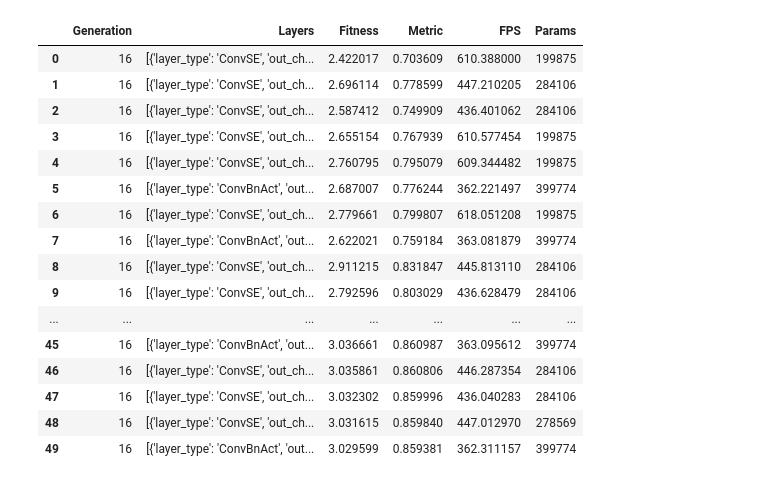
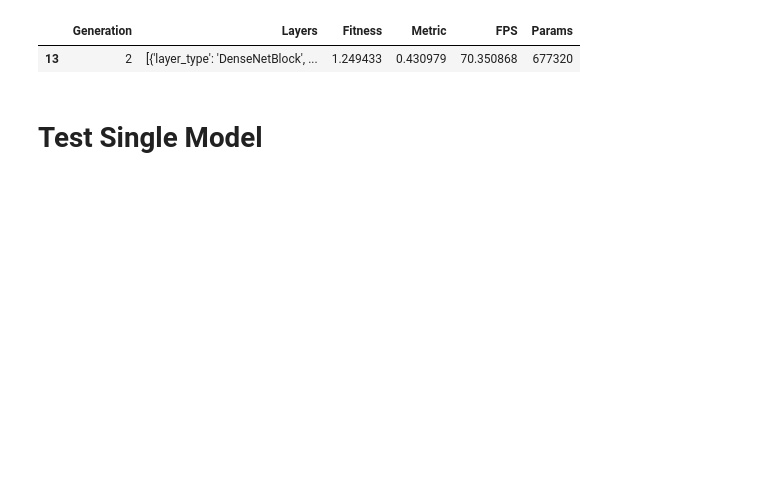
Before and after one commit to sirbastiano/pynas, a Jupyter notebook: notebooks/reader_results.ipynb, the cells around one changed output. Saved outputs shown, nothing was run; the diff lists cells and outputs as text; code cells hidden in the pictures; blank space fills up the shorter version.

```diff
--- a/notebooks/reader_results.ipynb
+++ b/notebooks/reader_results.ipynb
@@ -15,26 +13,15 @@ for folder in [f3]:
 # %%
 import pandas as pd
 
 # Load the DataFrame from a .pkl file
-df = pd.read_pickle("/Data_large/marine/PythonProjects/OtherProjects/lpl-PyNas/Results/models_traced_20250407_143756/src/df_population_16.pkl")
+df = pd.read_pickle("/Data_large/marine/PythonProjects/OtherProjects/lpl-PyNas/Results/src/df_population_2.pkl")
 
-# Display the DataFrame
-df
+# Display the DataFrame sorted by 'Fitness' in descending order
+assert 'Fitness' in df.columns, "'Fitness' column not found in DataFrame"
+sorted_df = df.sort_values('Metric', ascending=False)
+display(sorted_df.head(1))
 # %% [output]
 |  | Generation | Layers | Fitness | Metric | FPS | Params |
-| 0 | 16 | [{'layer_type': 'ConvSE', 'out_ch... | 2.422017 | 0.703609 | 610.388000 | 199875 |
-| 1 | 16 | [{'layer_type': 'ConvSE', 'out_ch... | 2.696114 | 0.778599 | 447.210205 | 284106 |
-| 2 | 16 | [{'layer_type': 'ConvSE', 'out_ch... | 2.587412 | 0.749909 | 436.401062 | 284106 |
-| 3 | 16 | [{'layer_type': 'ConvSE', 'out_ch... | 2.655154 | 0.767939 | 610.577454 | 199875 |
-| 4 | 16 | [{'layer_type': 'ConvSE', 'out_ch... | 2.760795 | 0.795079 | 609.344482 | 199875 |
-| 5 | 16 | [{'layer_type': 'ConvBnAct', 'out... | 2.687007 | 0.776244 | 362.221497 | 399774 |
-| 6 | 16 | [{'layer_type': 'ConvSE', 'out_ch... | 2.779661 | 0.799807 | 618.051208 | 199875 |
-| 7 | 16 | [{'layer_type': 'ConvBnAct', 'out... | 2.622021 | 0.759184 | 363.081879 | 399774 |
-| 8 | 16 | [{'layer_type': 'ConvSE', 'out_ch... | 2.911215 | 0.831847 | 445.813110 | 284106 |
-| 9 | 16 | [{'layer_type': 'ConvSE', 'out_ch... | 2.792596 | 0.803029 | 436.628479 | 284106 |
-| ... | ... | ... | ... | ... | ... | ... |
-| 45 | 16 | [{'layer_type': 'ConvBnAct', 'out... | 3.036661 | 0.860987 | 363.095612 | 399774 |
-| 46 | 16 | [{'layer_type': 'ConvSE', 'out_ch... | 3.035861 | 0.860806 | 446.287354 | 284106 |
-| 47 | 16 | [{'layer_type': 'ConvSE', 'out_ch... | 3.032302 | 0.859996 | 436.040283 | 284106 |
-| 48 | 16 | [{'layer_type': 'ConvSE', 'out_ch... | 3.031615 | 0.859840 | 447.012970 | 278569 |
-| 49 | 16 | [{'layer_type': 'ConvBnAct', 'out... | 3.029599 | 0.859381 | 362.311157 | 399774 |
+| 13 | 2 | [{'layer_type': 'DenseNetBlock', ... | 1.249433 | 0.430979 | 70.350868 | 677320 |
+# %% [markdown]
+# Test Single Model
```
Also changed, not shown: parts of 6 cells of this notebook, 30 other files.
